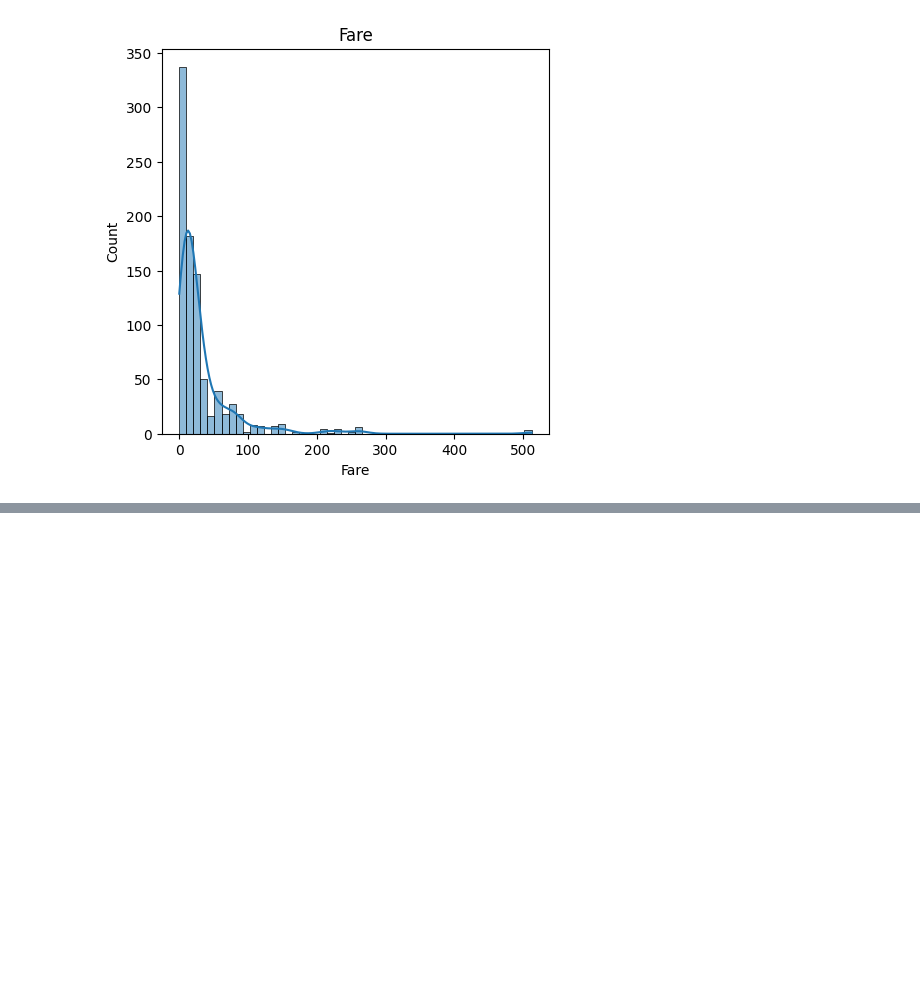
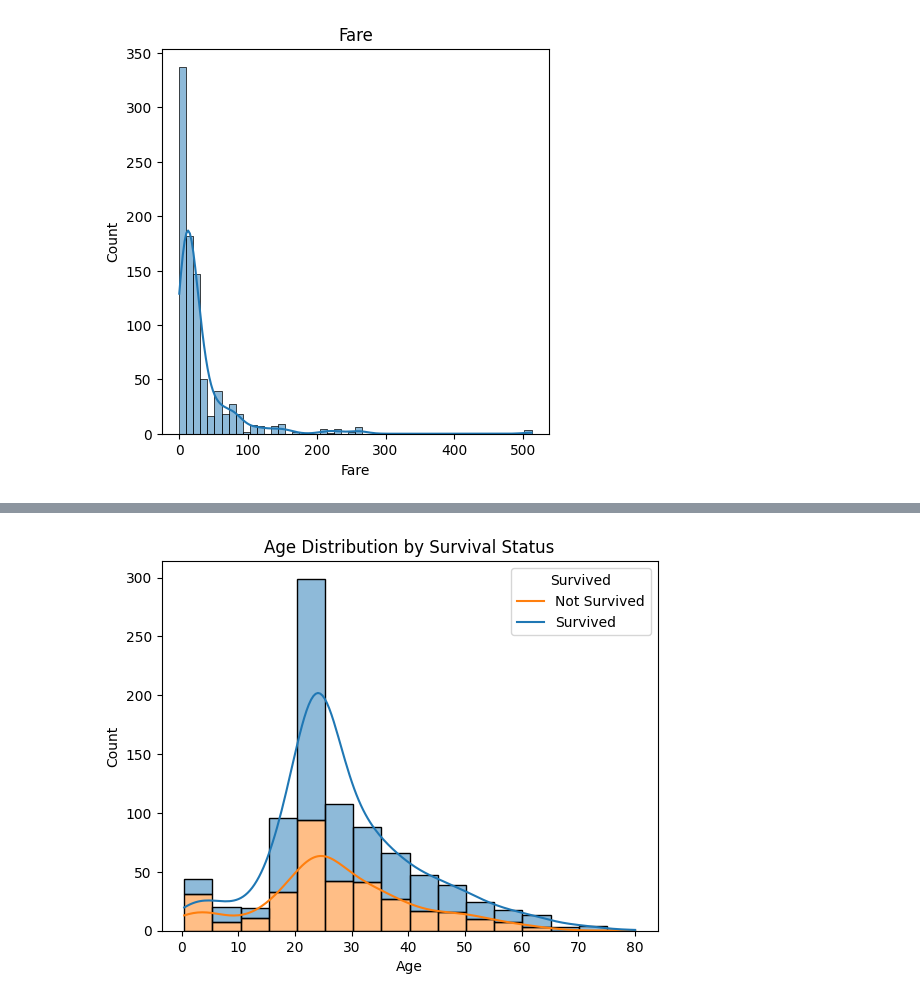
Before and after one commit to Ahamad-ai/EDA, a Jupyter notebook: titanic-eda/notebooks/01_eda.ipynb, the cells around one changed output, grey strips where cells are left out. Cells and saved outputs as stored; diff of their text form; code cells hidden in the pictures; blank space fills up the shorter version.

```diff
--- a/titanic-eda/notebooks/01_eda.ipynb
+++ b/titanic-eda/notebooks/01_eda.ipynb
@@ -364,0 +407,10 @@ df["Survived"].value_counts().plot(kind="pie",labels=["Not Survived","Survived"]
+# %%
+plot=sns.histplot(data=df, x="Age",hue="Survived", multiple="stack", kde=True, bins=16)
+plot.set_title("Age Distribution by Survival Status")
+plt.xlabel("Age")
+plt.ylabel("Count")
+plt.legend(title="Survived", labels=["Not Survived", "Survived"])
+fig = plot.get_figure()
+fig.savefig("../outputs/figures/age_distribution_by_survival.png")
+# %% [output]
+[figure, added]
```
Also changed, not shown: parts of 9 cells of this notebook, 6 other files.
